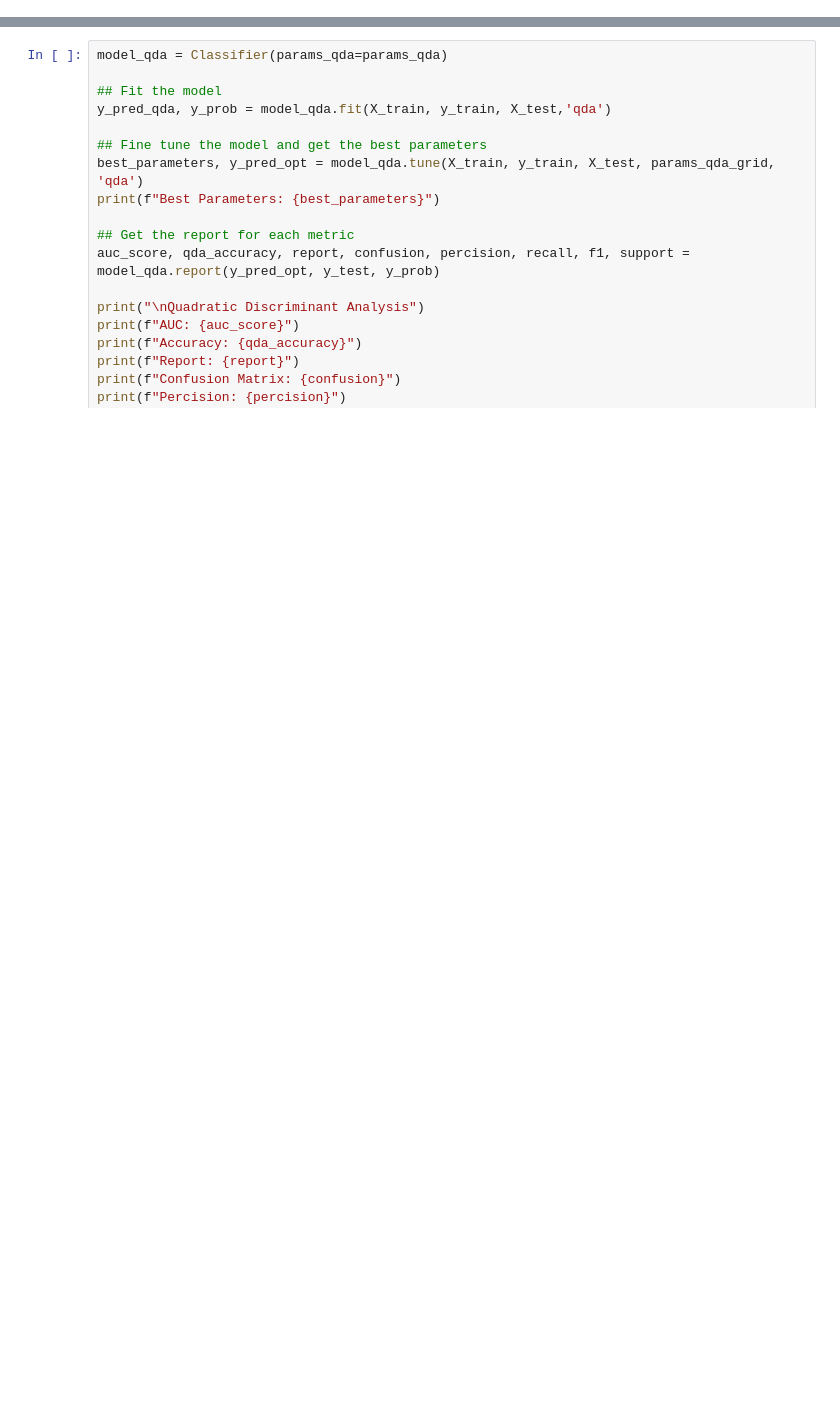
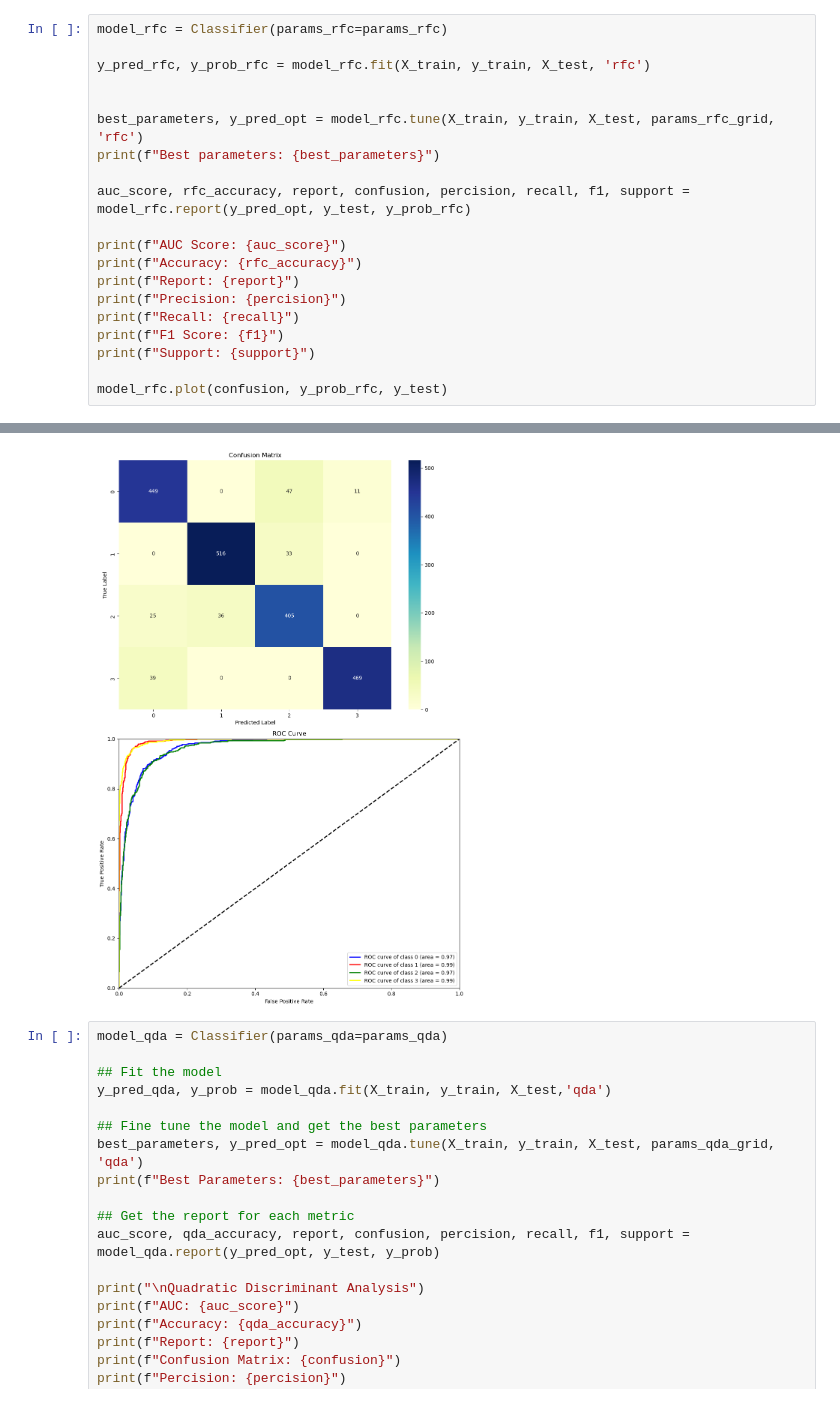
Before and after one commit to DinoZeyu/DSAN-5300-Group-22-Final-Project, a Jupyter notebook: x.ipynb, the cells around one changed output, grey strips where cells are left out. Saved outputs shown, nothing was run; the diff lists cells and outputs as text; blank space fills up the shorter version.

```diff
--- a/x.ipynb
+++ b/x.ipynb
@@ -154,0 +209,21 @@ params_qda_grid = {'reg_param': [0.1, 1, 10]}
+# %%
+model_rfc = Classifier(params_rfc=params_rfc)
+
+y_pred_rfc, y_prob_rfc = model_rfc.fit(X_train, y_train, X_test, 'rfc')
+
+
+best_parameters, y_pred_opt = model_rfc.tune(X_train, y_train, X_test, params_rfc_grid, 'rfc')
+print(f"Best parameters: {best_parameters}")
+
+auc_score, rfc_accuracy, report, confusion, percision, recall, f1, support = model_rfc.report(y_pred_opt, y_test, y_prob_rfc)
+
+print(f"AUC Score: {auc_score}")
+print(f"Accuracy: {rfc_accuracy}")
+print(f"Report: {report}")
+print(f"Precision: {percision}")
+print(f"Recall: {recall}")
+print(f"F1 Score: {f1}")
+print(f"Support: {support}")
+
+model_rfc.plot(confusion, y_prob_rfc, y_test)
+# %% [output]
@@ -155,3 +248,4 @@ params_qda_grid = {'reg_param': [0.1, 1, 10]}
+[figure, added]
 # %%
 model_qda = Classifier(params_qda=params_qda)
 
```
Also changed, not shown: parts of 5 cells of this notebook, 1 other file.
